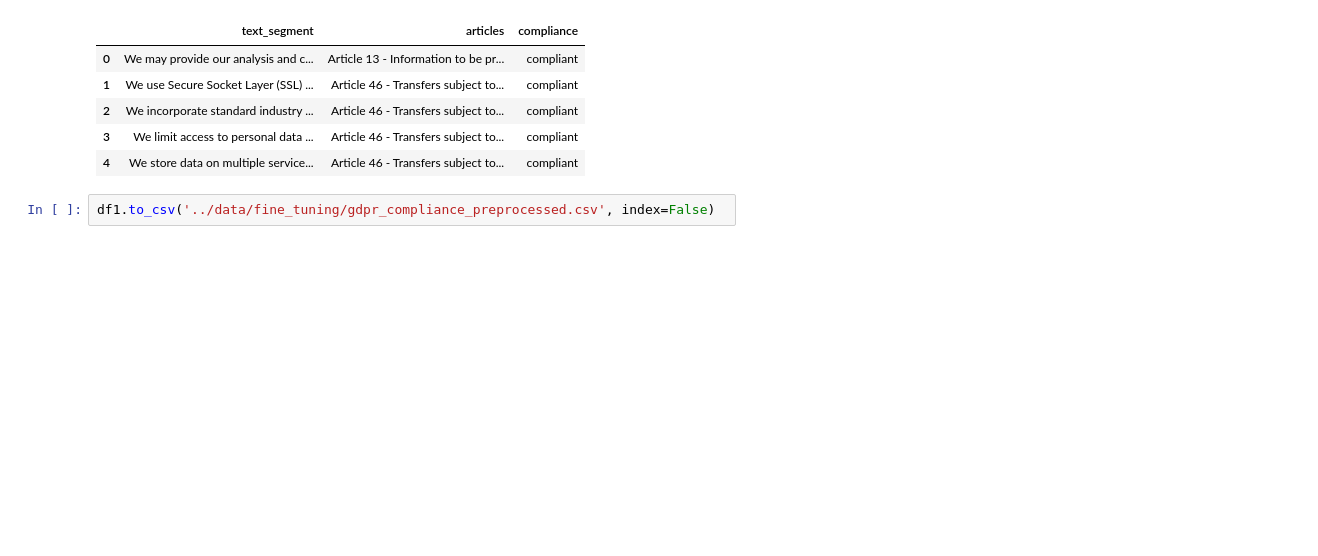
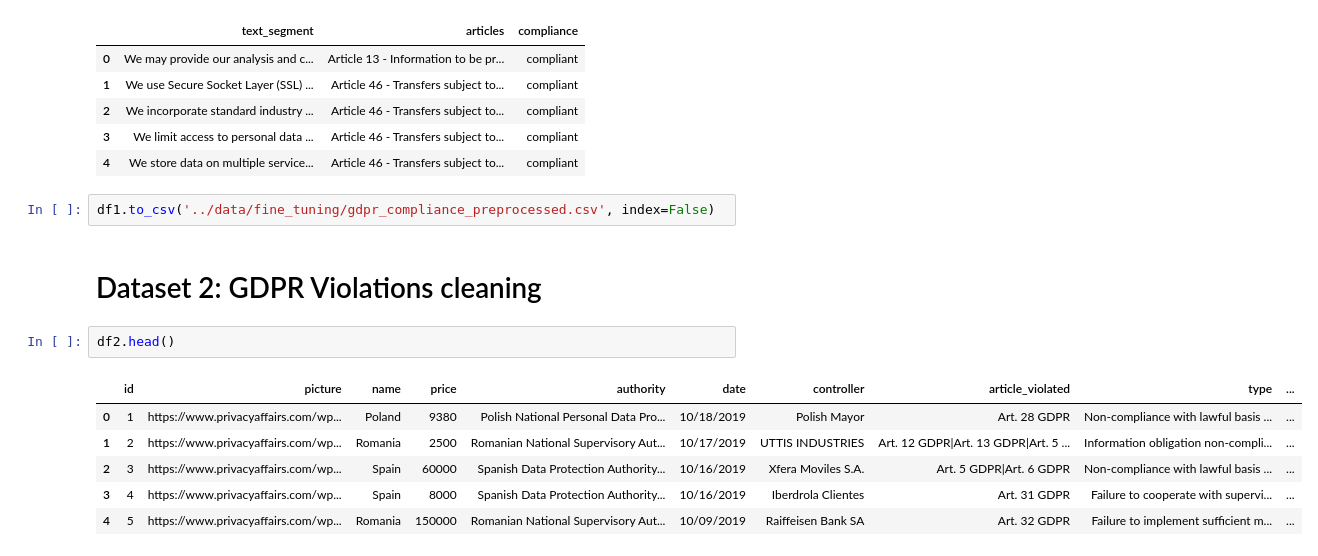
Before and after one commit to PriEval-Protect-Framework/Privacy-Engine, a Jupyter notebook: finetuning/dataset_cleaning.ipynb, the cells around one changed output. Drawn from its saved outputs; the diff is of its cells as text; blank space fills up the shorter version.

Commit message:
feature: cleaning dataset2 of non compliance for finetuning

```diff
--- a/finetuning/dataset_cleaning.ipynb
+++ b/finetuning/dataset_cleaning.ipynb
@@ -192,3 +193,14 @@ df1.head()
 | 4 | We store data on multiple service... | Article 46 - Transfers subject to... | compliant |
 # %%
 df1.to_csv('../data/fine_tuning/gdpr_compliance_preprocessed.csv', index=False)
+# %% [markdown]
+# Dataset 2: GDPR Violations cleaning
+# %%
+df2.head()
+# %% [output]
+|  | id | picture | name | price | authority | date | controller | article_violated | type | ... |
+| 0 | 1 | https://www.privacyaffairs.com/wp... | Poland | 9380 | Polish National Personal Data Pro... | 10/18/2019 | Polish Mayor | Art. 28 GDPR | Non-compliance with lawful basis ... | ... |
+| 1 | 2 | https://www.privacyaffairs.com/wp... | Romania | 2500 | Romanian National Supervisory Aut... | 10/17/2019 | UTTIS INDUSTRIES | Art. 12 GDPR|Art. 13 GDPR|Art. 5 ... | Information obligation non-compli... | ... |
+| 2 | 3 | https://www.privacyaffairs.com/wp... | Spain | 60000 | Spanish Data Protection Authority... | 10/16/2019 | Xfera Moviles S.A. | Art. 5 GDPR|Art. 6 GDPR | Non-compliance with lawful basis ... | ... |
+| 3 | 4 | https://www.privacyaffairs.com/wp... | Spain | 8000 | Spanish Data Protection Authority... | 10/16/2019 | Iberdrola Clientes | Art. 31 GDPR | Failure to cooperate with supervi... | ... |
+| 4 | 5 | https://www.privacyaffairs.com/wp... | Romania | 150000 | Romanian National Supervisory Aut... | 10/09/2019 | Raiffeisen Bank SA | Art. 32 GDPR | Failure to implement sufficient m... | ... |
```
Also changed, not shown: parts of 13 cells of this notebook, 1 other file.
